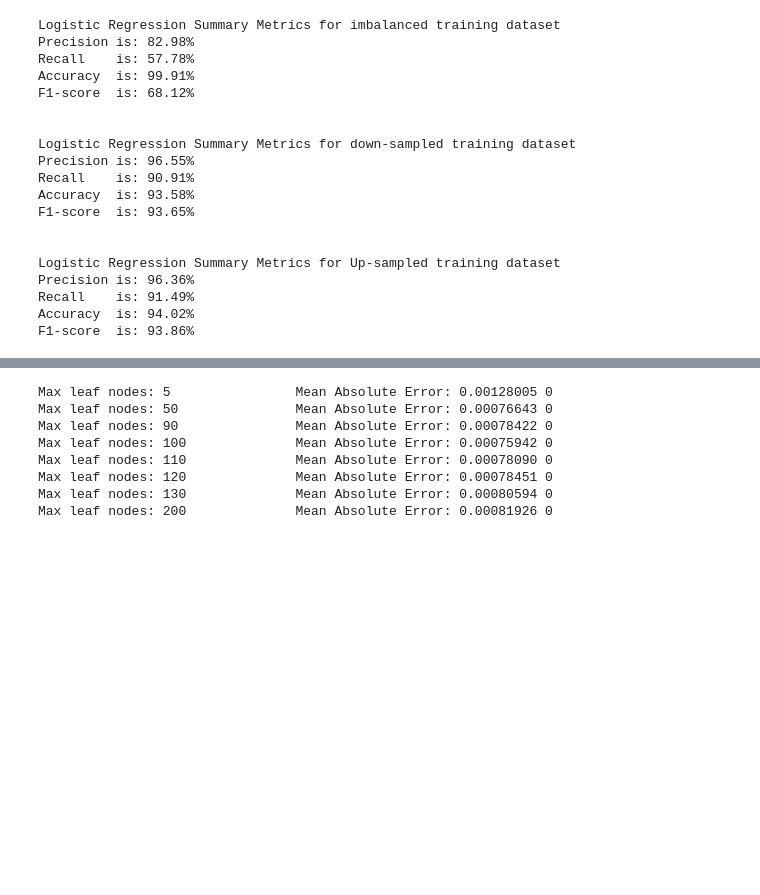
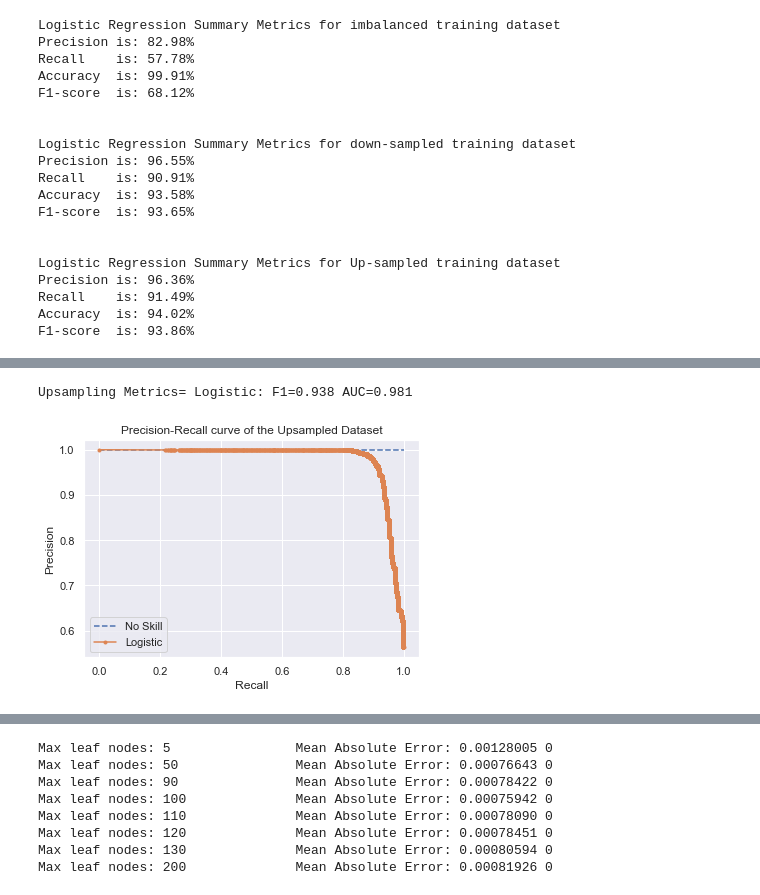
Before and after one commit to Sedozan/Analytics, a Jupyter notebook: Credit Card Fraud Detection.ipynb, the cells around one changed output, grey strips where cells are left out. Cells and saved outputs as stored; diff of their text form; code cells hidden in the pictures; blank space fills up the shorter version.

```diff
--- a/Credit Card Fraud Detection.ipynb
+++ b/Credit Card Fraud Detection.ipynb
@@ -533,0 +587,39 @@ A comparison of the metrics above yields that the logistic regression with upsam
+# %%
+# A precision-recall curve is a plot of the precision (y-axis) and the recall (x-axis) for different thresholds, much like the ROC curve.
+# Precision-recall curve and f1
+# Fit a model
+model_pr = LogisticRegression(solver='lbfgs')
+model_pr.fit(train_X_roc, train_y_roc.values.ravel())
+
+# Predict probabilities
+lr_probs = model_pr.predict_proba(val_X_roc)
+
+# Keep probabilities for the positive outcome only
+lr_probs = lr_probs[:, 1]
+
+# Predict class values
+yhat = model_pr.predict(val_X_roc)
+lr_precision, lr_recall, _ = precision_recall_curve(val_y_roc, lr_probs)
+lr_f1, lr_auc = f1_score(val_y_roc, yhat), auc(lr_recall, lr_precision)
+
+# summarize scores
+print("Upsampling Metrics=", 'Logistic: F1=%.3f AUC=%.3f' % (lr_f1, lr_auc))
+
+# plot the precision-recall curves
+no_skill = len(val_y_roc[val_y_roc==1]) / len(val_y_roc)
+pyplot.plot([0, 1], [no_skill, no_skill], linestyle='--', label='No Skill')
+pyplot.plot(lr_recall, lr_precision, marker='.', label='Logistic')
+
+# axis labels
+plt.title("Precision-Recall curve of the Upsampled Dataset")
+pyplot.xlabel('Recall')
+pyplot.ylabel('Precision')
+
+# show the legend
+pyplot.legend()
+
+# show the plot
+pyplot.show()
+# %% [output]
+Upsampling Metrics= Logistic: F1=0.938 AUC=0.981
+[figure, added]
```
Also changed, not shown: parts of 29 cells of this notebook.
